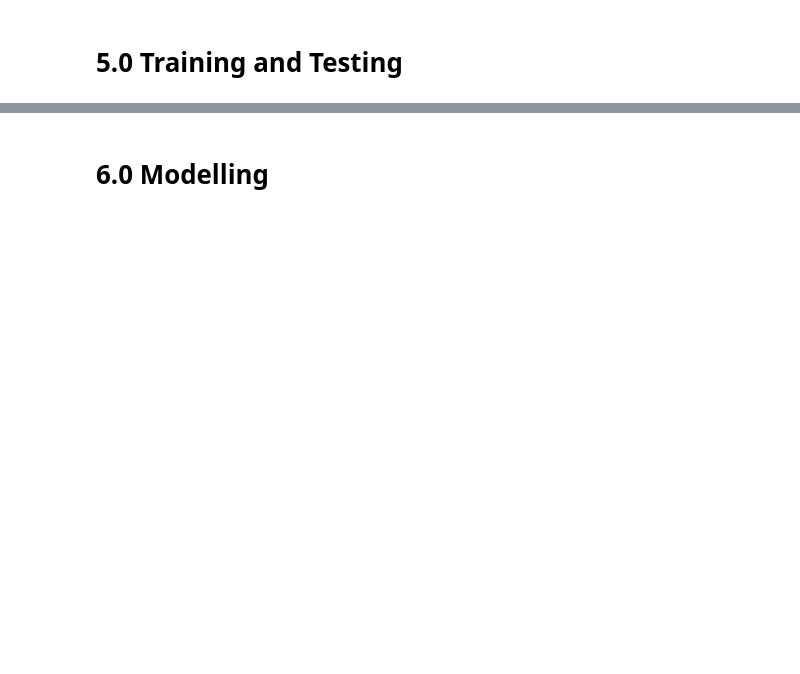
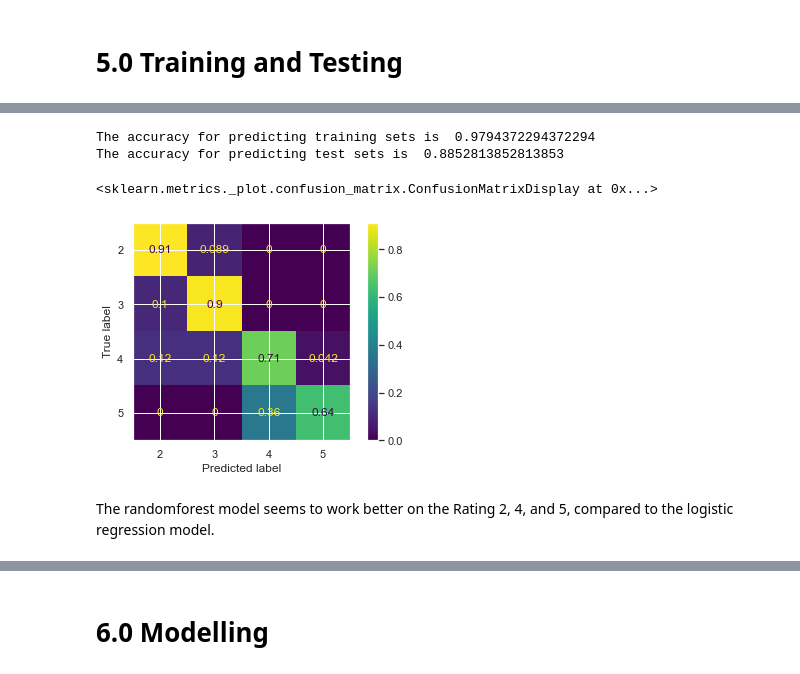
Before and after one commit to AndyGongDS/Review_Analysis_Using_NLP, a Jupyter notebook: notebooks/Reviews Analysis Using NLP.ipynb, the cells around one changed output, grey strips where cells are left out. Saved outputs shown, nothing was run; the diff lists cells and outputs as text; code cells hidden in the pictures; blank space fills up the shorter version.

```diff
--- a/notebooks/Reviews Analysis Using NLP.ipynb
+++ b/notebooks/Reviews Analysis Using NLP.ipynb
@@ -525,0 +658,5 @@ The word "Good", "Fair", "Poor" have very strong meaning of the conditions.
+# %%
+#Start with creating a pipe
+rf_pipe = Pipeline([('preprocessor', preprocessor),
+                 ('rf', RandomForestClassifier())])
+rf_pipe.fit(X_train, y_train)
@@ -525,0 +671,22 @@ The word "Good", "Fair", "Poor" have very strong meaning of the conditions.
+# %%
+#Make Predictions
+y_pred_rf = rf_pipe.predict(X_test)
+
+y_pred_rf_train = rf_pipe.predict(X_train)
+# %%
+#Show the overall accuracy
+print("The accuracy for predicting training sets is ", metrics.accuracy_score(y_train, y_pred_rf_train))
+print("The accuracy for predicting test sets is ", metrics.accuracy_score(y_test, y_pred_rf))
+# %% [output]
+The accuracy for predicting training sets is  0.9794372294372294
+The accuracy for predicting test sets is  0.8852813852813853
+# %%
+#Normalize the results by showing the percentage of predcited labels
+test_confusion = metrics.confusion_matrix(y_test, y_pred_rf, normalize='true')
+cmd = ConfusionMatrixDisplay(test_confusion, display_labels=[2,3,4,5])
+cmd.plot()
+# %% [output]
+<sklearn.metrics._plot.confusion_matrix.ConfusionMatrixDisplay at 0x...>
+[figure, added]
+# %% [markdown]
+The randomforest model seems to work better on the Rating 2, 4, and 5, compared to the logistic regression model.
```
Also changed, not shown: parts of 78 cells of this notebook.
